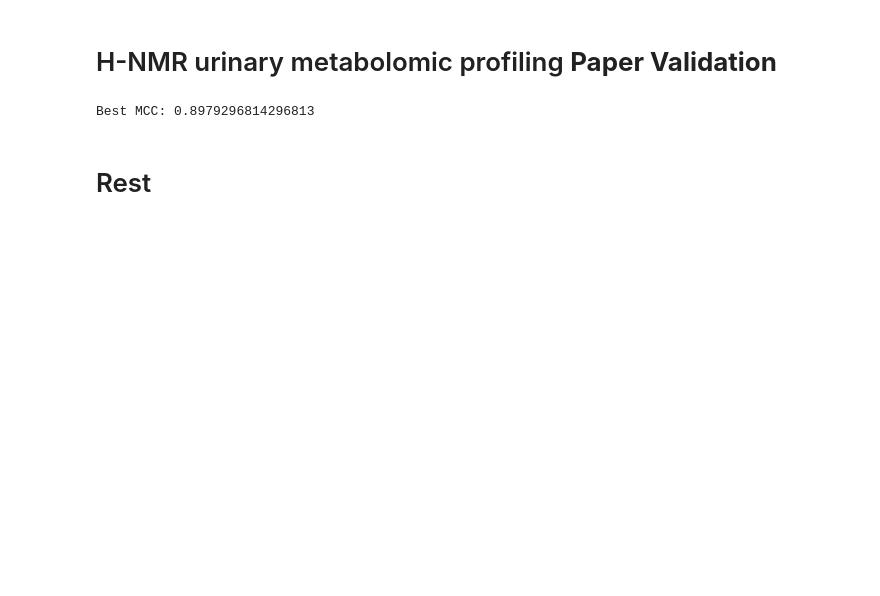
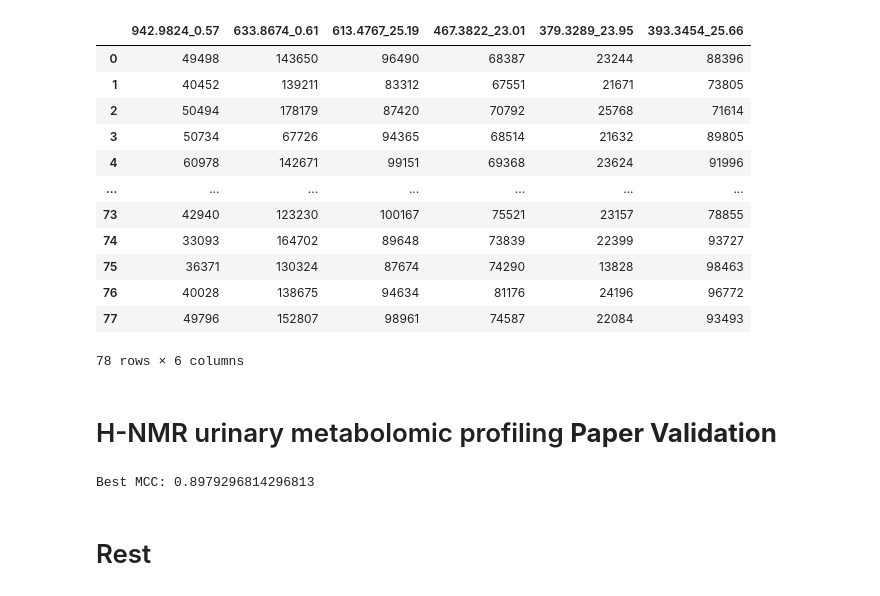
Before and after one commit to costasmexis/AI4META, a Jupyter notebook: test_pipeline.ipynb, the cells around one changed output. Drawn from its saved outputs; the diff is of its cells as text; code cells hidden in the pictures; blank space fills up the shorter version.

```diff
--- a/test_pipeline.ipynb
+++ b/test_pipeline.ipynb
@@ -26,3 +34,23 @@ There is no selected classifier.
+# %%
+from dataloader.dataloader import DataLoader
+
+datal = DataLoader(label=label, csv_dir=csv_dir)
+mrmrfeatX = datal.feature_selection(method='mrmr', num_features=6, inner_method='chi2')
+mrmrfeatX
+# %% [output]
+|  | 942.9824_0.57 | 633.8674_0.61 | 613.4767_25.19 | 467.3822_23.01 | 379.3289_23.95 | 393.3454_25.66 |
+| 0 | 49498 | 143650 | 96490 | 68387 | 23244 | 88396 |
+| 1 | 40452 | 139211 | 83312 | 67551 | 21671 | 73805 |
+| 2 | 50494 | 178179 | 87420 | 70792 | 25768 | 71614 |
+| 3 | 50734 | 67726 | 94365 | 68514 | 21632 | 89805 |
+| 4 | 60978 | 142671 | 99151 | 69368 | 23624 | 91996 |
+| ... | ... | ... | ... | ... | ... | ... |
+| 73 | 42940 | 123230 | 100167 | 75521 | 23157 | 78855 |
+| 74 | 33093 | 164702 | 89648 | 73839 | 22399 | 93727 |
+| 75 | 36371 | 130324 | 87674 | 74290 | 13828 | 98463 |
+| 76 | 40028 | 138675 | 94634 | 81176 | 24196 | 96772 |
+| 77 | 49796 | 152807 | 98961 | 74587 | 22084 | 93493 |
+78 rows × 6 columns
 # %% [markdown]
 # H-NMR urinary metabolomic profiling **Paper Validation**
 # %%
```
Also changed, not shown: parts of 6 cells of this notebook, 2 other files.
